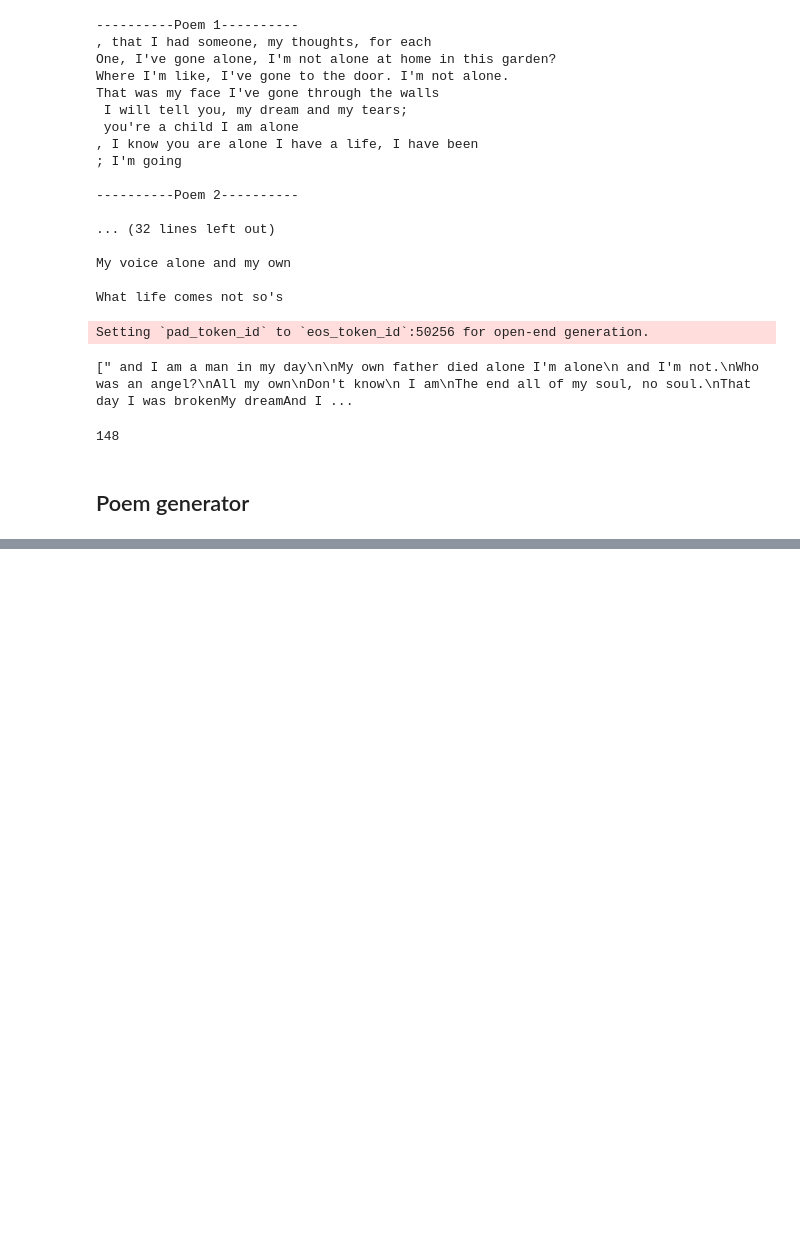
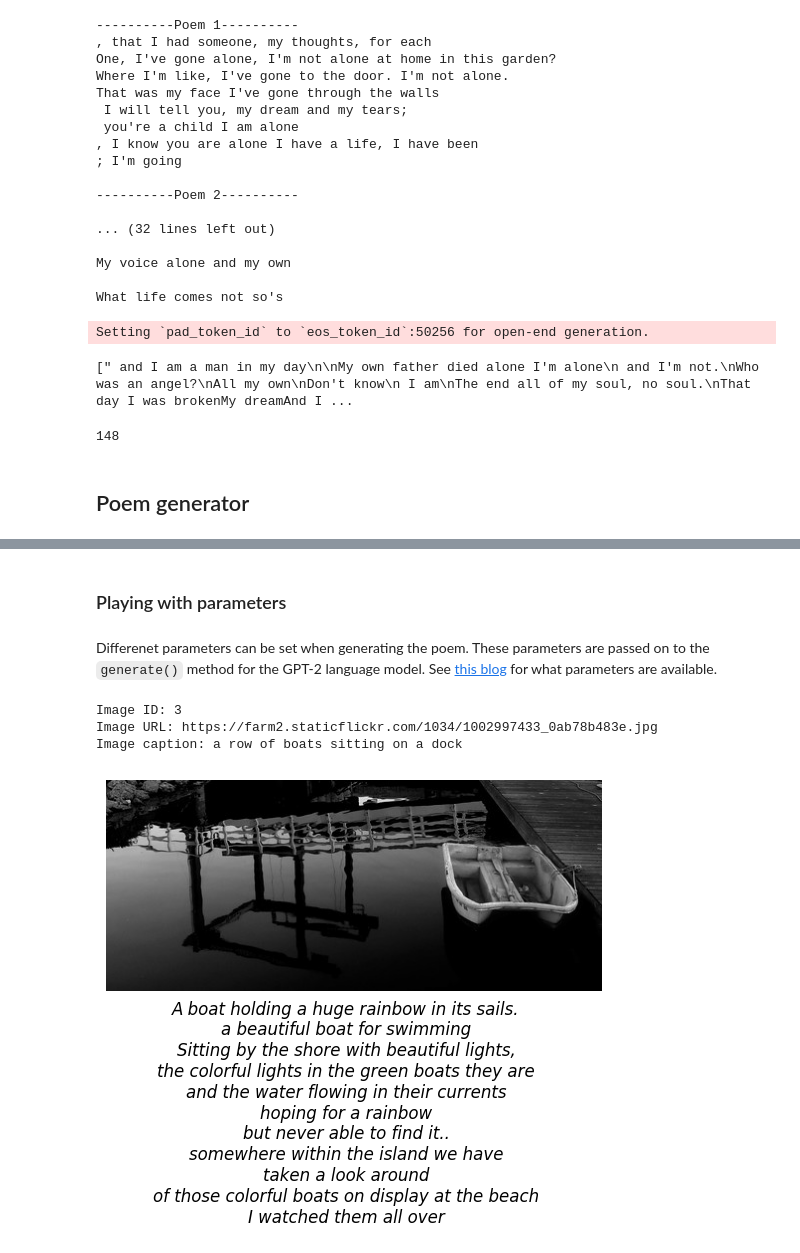
Before and after one commit to LukasLeindals/image-to-poem, a Jupyter notebook: notebooks/model_exploration.ipynb, the cells around one changed output, grey strips where cells are left out. Saved outputs shown, nothing was run; the diff lists cells and outputs as text; code cells hidden in the pictures; blank space fills up the shorter version.

Commit message:
parameter experimentation

```diff
--- a/notebooks/model_exploration.ipynb
+++ b/notebooks/model_exploration.ipynb
@@ -97,7 +97,7 @@ import matplotlib.pyplot as plt
 import json
 from PIL import Image
 
-poem_generator = PoemGenerator(lm_model = "../models/language_models/model_20231123_190606/model/")
+poem_generator = PoemGenerator(lm_model = "../models/language_models/model_20231123_225612/model/")
 
 # generate poems from images
 poems = poem_generator.image_to_poem(["../data/poem_images/1.jpg", "../data/poem_images/3.jpg"])
@@ -156,0 +157,42 @@ Image caption: a row of boats sitting on a dock
+# %% [markdown]
+### Playing with parameters
+# %% [markdown]
+Differenet parameters can be set when generating the poem. These parameters are passed on to the `generate()` method for the GPT-2 language model. See [this blog](https://huggingface.co/blog/how-to-generate) for what parameters are available.
+# %%
+img_idx = 3
+
+poem_out = poem_generator.image_to_poem(
+    [f"../data/poem_images/{img_idx}.jpg"],
+    # max_new_tokens=40,
+    # num_beams=5,
+    no_repeat_ngram_size=2,
+    # early_stopping=True,
+    # top_k=0,
+    # temperature=0.6,
+)
+# %%
+# extract from generation
+poem = poem_out[0]["generated_poem"]
+image_path = poem_out[0]["image_path"]
+desc = poem_out[0]["image_desc"]
+
+# print info
+print("Image ID:", image_json[img_idx]["id"])
+print("Image URL:", image_json[img_idx]["image_url"])
+print("Image caption:", desc)
+
+# display image
+img = Image.open(image_path)
+plt.imshow(img)
+plt.axis('off')
+
+y_text = 0.1 if img.size[0] > img.size[1] else img.size[0]/img.size[1]*0.1
+plt.figtext(0.5, .3, poem, horizontalalignment='center', fontsize=12, verticalalignment ="top", style ="italic", wrap=True)
+# plt.figtext(0.5, y_text, image_json[idx]["poem"], horizontalalignment='center', fontsize=12, verticalalignment ="top", style ="italic", wrap=True)
+
+plt.show()
+# %% [output]
+Image ID: 3
+Image URL: https://farm2.staticflickr.com/1034/1002997433_0ab78b483e.jpg
+Image caption: a row of boats sitting on a dock
+[figure, added]
```
Also changed, not shown: parts of 3 cells of this notebook, 2 other files.
